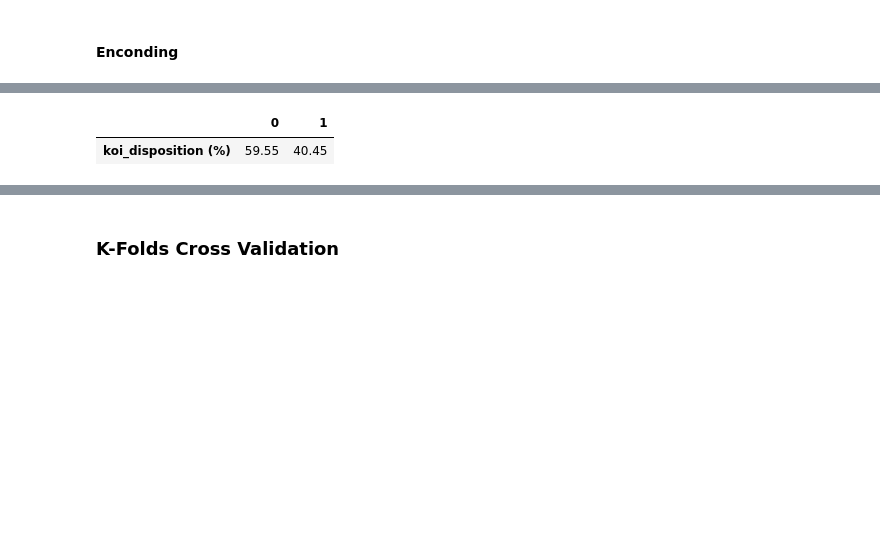
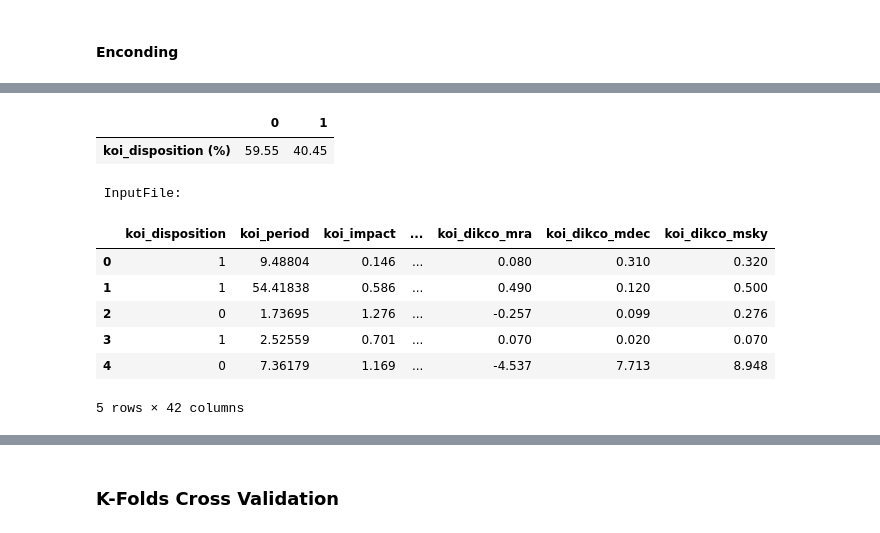
Before and after one commit to mirianfsilva/machine-learning-college-projects, a Jupyter notebook: exoplanet.ipynb, the cells around one changed output, grey strips where cells are left out. Cells and saved outputs as stored; diff of their text form; code cells hidden in the pictures; blank space fills up the shorter version.

```diff
--- a/exoplanet.ipynb
+++ b/exoplanet.ipynb
@@ -136,9 +136,22 @@ Results:
 # %%
 # Enconding Target ratio
-display((df[TARGET].value_counts()/len(df)*100).round(2).to_frame(TARGET +" (%)").T)
+y = df[TARGET]
+display((y.value_counts()/len(df)*100).round(2).to_frame(TARGET +" (%)").T)
+
+print("\n InputFile:")
+with pd.option_context("max_columns", 6):
+    display(df.head(5))
 # %% [output]
 |  | 0 | 1 |
 | koi_disposition (%) | 59.55 | 40.45 |
+ InputFile:
+|  | koi_disposition | koi_period | koi_impact | ... | koi_dikco_mra | koi_dikco_mdec | koi_dikco_msky |
+| 0 | 1 | 9.48804 | 0.146 | ... | 0.080 | 0.310 | 0.320 |
+| 1 | 1 | 54.41838 | 0.586 | ... | 0.490 | 0.120 | 0.500 |
+| 2 | 0 | 1.73695 | 1.276 | ... | -0.257 | 0.099 | 0.276 |
+| 3 | 1 | 2.52559 | 0.701 | ... | 0.070 | 0.020 | 0.070 |
+| 4 | 0 | 7.36179 | 1.169 | ... | -4.537 | 7.713 | 8.948 |
+5 rows × 42 columns
 # %%
 # Recreates the list of features
 features = list(df.columns)
```
Also changed, not shown: parts of 16 cells of this notebook.
